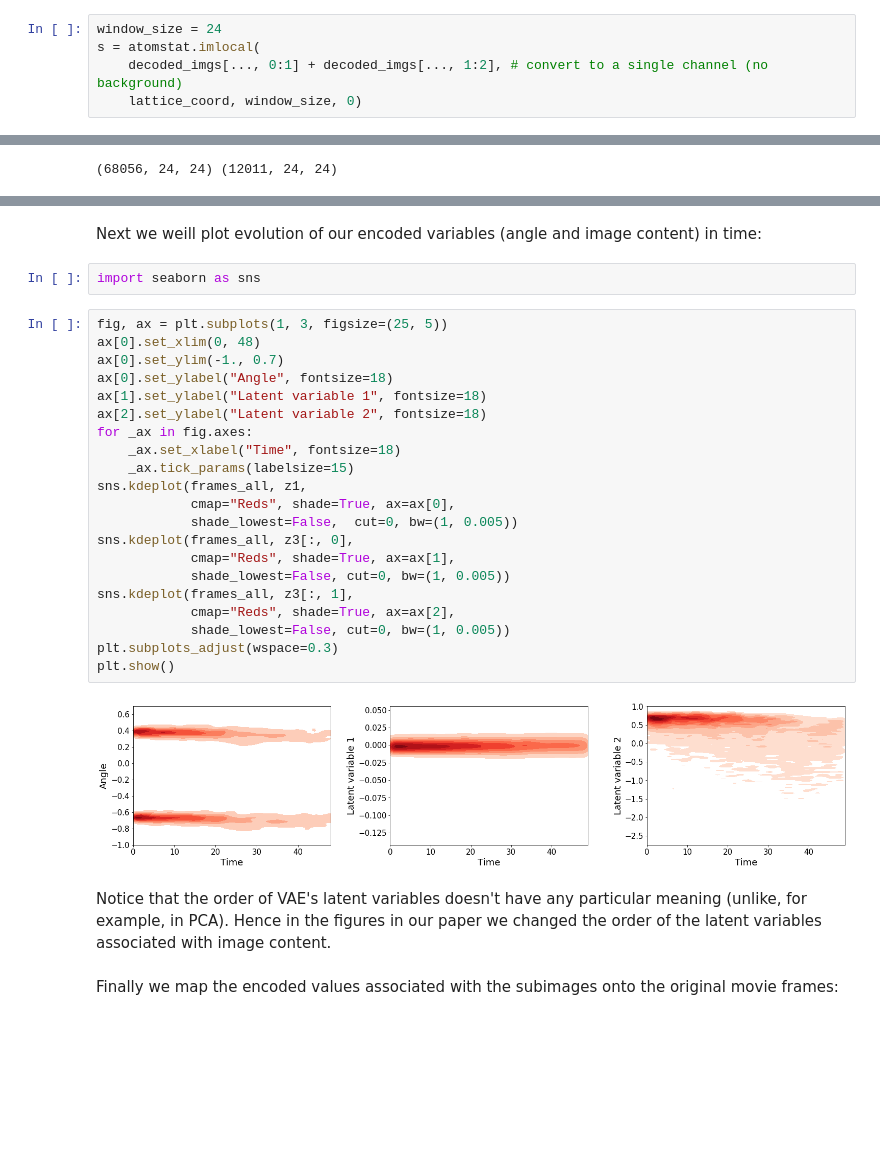
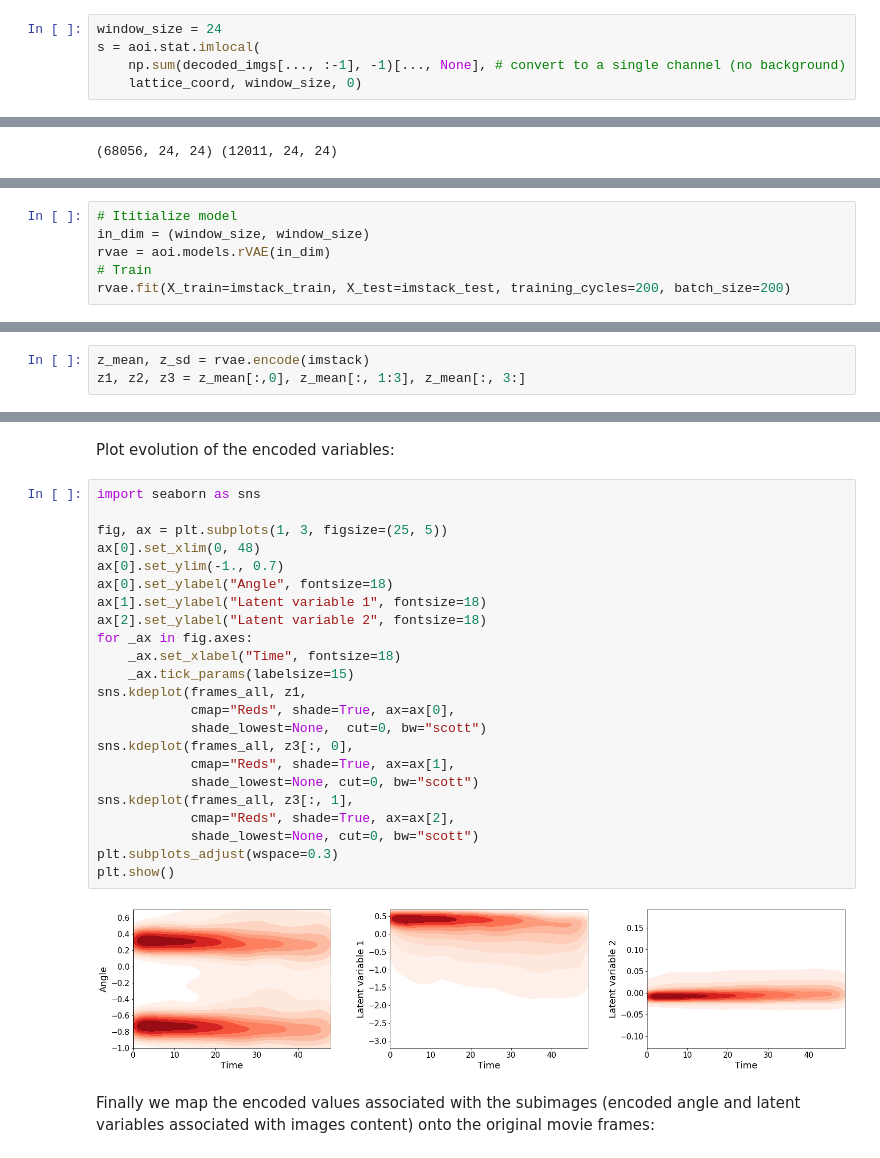
Before and after one commit to ziatdinovmax/Notebooks-for-papers, a Jupyter notebook: rVAE_chemtransform_v2c.ipynb, the cells around one changed output, grey strips where cells are left out. Drawn from its saved outputs; the diff is of its cells as text; blank space fills up the shorter version.

```diff
--- a/rVAE_chemtransform_v2c.ipynb
+++ b/rVAE_chemtransform_v2c.ipynb
@@ -84,6 +78,6 @@ Text(0.5, 1.0, 'Atomic coordinates')
 Create a stack of sub-images centered on C (or Si) atoms:
 # %%
 window_size = 24
-s = atomstat.imlocal(
-    decoded_imgs[..., 0:1] + decoded_imgs[..., 1:2], # convert to a single channel (no background)
+s = aoi.stat.imlocal(
+    np.sum(decoded_imgs[..., :-1], -1)[..., None], # convert to a single channel (no background)
     lattice_coord, window_size, 0)
@@ -484,0 +158,6 @@ Plot results for the encoded angle and transaltion variables:
+# %%
+# Ititialize model
+in_dim = (window_size, window_size)
+rvae = aoi.models.rVAE(in_dim)
+# Train
+rvae.fit(X_train=imstack_train, X_test=imstack_test, training_cycles=200, batch_size=200)
@@ -484,0 +190,3 @@ Plot results for the encoded angle and transaltion variables:
+# %%
+z_mean, z_sd = rvae.encode(imstack)
+z1, z2, z3 = z_mean[:,0], z_mean[:, 1:3], z_mean[:, 3:]
@@ -499,32 +209,30 @@ plt.subplots_adjust(wspace=0.3)
-# %% [markdown]
-Next we weill plot evolution of our encoded variables (angle and image content) in time:
-# %%
-import seaborn as sns
+# %% [markdown]
+Plot evolution of the encoded variables:
 # %%
+import seaborn as sns
+
 fig, ax = plt.subplots(1, 3, figsize=(25, 5))
 ax[0].set_xlim(0, 48)
 ax[0].set_ylim(-1., 0.7)
 ax[0].set_ylabel("Angle", fontsize=18)
 ax[1].set_ylabel("Latent variable 1", fontsize=18)
 ax[2].set_ylabel("Latent variable 2", fontsize=18)
 for _ax in fig.axes:
     _ax.set_xlabel("Time", fontsize=18)
     _ax.tick_params(labelsize=15)
 sns.kdeplot(frames_all, z1,
             cmap="Reds", shade=True, ax=ax[0],
-            shade_lowest=False,  cut=0, bw=(1, 0.005))
+            shade_lowest=None,  cut=0, bw="scott")
 sns.kdeplot(frames_all, z3[:, 0],
             cmap="Reds", shade=True, ax=ax[1],
-            shade_lowest=False, cut=0, bw=(1, 0.005))
+            shade_lowest=None, cut=0, bw="scott")
 sns.kdeplot(frames_all, z3[:, 1],
             cmap="Reds", shade=True, ax=ax[2],
-            shade_lowest=False, cut=0, bw=(1, 0.005))
+            shade_lowest=None, cut=0, bw="scott")
 plt.subplots_adjust(wspace=0.3)
 plt.show()
 # %% [output]
-[figure, old version]
+[figure, new version]
-# %% [markdown]
-Notice that the order of VAE's latent variables doesn't have any particular meaning (unlike, for example, in PCA). Hence in the figures in our paper we changed the order of the latent variables associated with image content.
 # %% [markdown]
-Finally we map the encoded values associated with the subimages onto the original movie frames:
+Finally we map the encoded values associated with the subimages (encoded angle and latent variables associated with images content) onto the original movie frames:
 # %%
```
Also changed, not shown: parts of 42 cells of this notebook.
